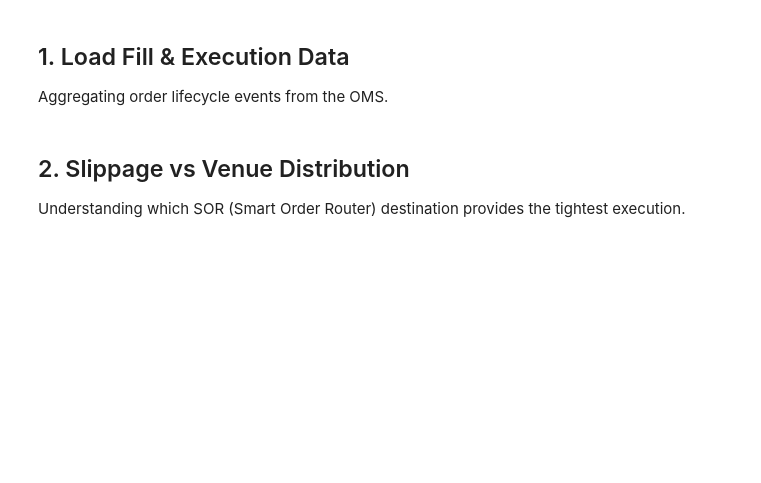
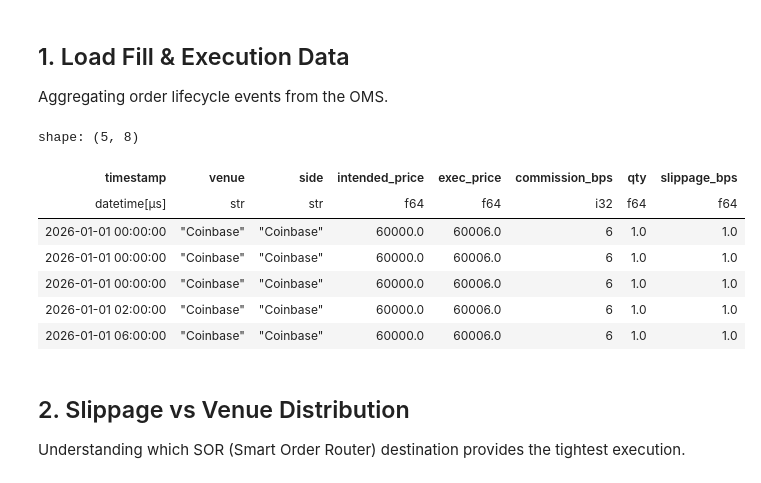
Before and after one commit to namhoangdev31/qtrader, a Jupyter notebook: notebooks/trader/02_Execution_Audit.ipynb, the cells around one changed output. Cells and saved outputs as stored; diff of their text form; code cells hidden in the pictures; blank space fills up the shorter version.

```diff
--- a/notebooks/trader/02_Execution_Audit.ipynb
+++ b/notebooks/trader/02_Execution_Audit.ipynb
@@ -23,26 +23,35 @@ Aggregating order lifecycle events from the OMS.
 # %%
 venues = ['Coinbase', 'Binance', 'Kraken']
 v_weights = [0.55, 0.35, 0.10]
 
 fills = pl.DataFrame({
     'timestamp': pl.datetime_range(start=datetime(2026, 1, 1), end=datetime(2026, 3, 1), interval="1h", eager=True).sample(N_FILLS, with_replacement=True).sort(),
     'venue': venues[0],
     'side': venues[0],
     'intended_price': 60000 + np.zeros(N_FILLS) * 200,
 })
 
 # Simulating realistic execution price with slippage bias per venue
 fills = fills.with_columns([
     (pl.col('intended_price') * (1 + (np.zeros(N_FILLS) * 0.0002 + 0.0001))).alias('exec_price'),
     (pl.when(pl.col('venue') == 'Coinbase').then(6).otherwise(4)).alias('commission_bps'),
-    pl.Series('qty', 1.0)
+    pl.lit(1.0).alias('qty')
 ])
 
 fills = fills.with_columns(
     ((pl.col('exec_price') - pl.col('intended_price')) / pl.col('intended_price') * 10000).alias('slippage_bps')
 )
 
 fills.head()
+# %% [output]
+shape: (5, 8)
+| timestamp | venue | side | intended_price | exec_price | commission_bps | qty | slippage_bps |
+| datetime[μs] | str | str | f64 | f64 | i32 | f64 | f64 |
+| 2026-01-01 00:00:00 | "Coinbase" | "Coinbase" | 60000.0 | 60006.0 | 6 | 1.0 | 1.0 |
+| 2026-01-01 00:00:00 | "Coinbase" | "Coinbase" | 60000.0 | 60006.0 | 6 | 1.0 | 1.0 |
+| 2026-01-01 00:00:00 | "Coinbase" | "Coinbase" | 60000.0 | 60006.0 | 6 | 1.0 | 1.0 |
+| 2026-01-01 02:00:00 | "Coinbase" | "Coinbase" | 60000.0 | 60006.0 | 6 | 1.0 | 1.0 |
+| 2026-01-01 06:00:00 | "Coinbase" | "Coinbase" | 60000.0 | 60006.0 | 6 | 1.0 | 1.0 |
 # %% [markdown]
 ## 2. Slippage vs Venue Distribution
 Understanding which SOR (Smart Order Router) destination provides the tightest execution.
```
Also changed, not shown: 24 other files.
